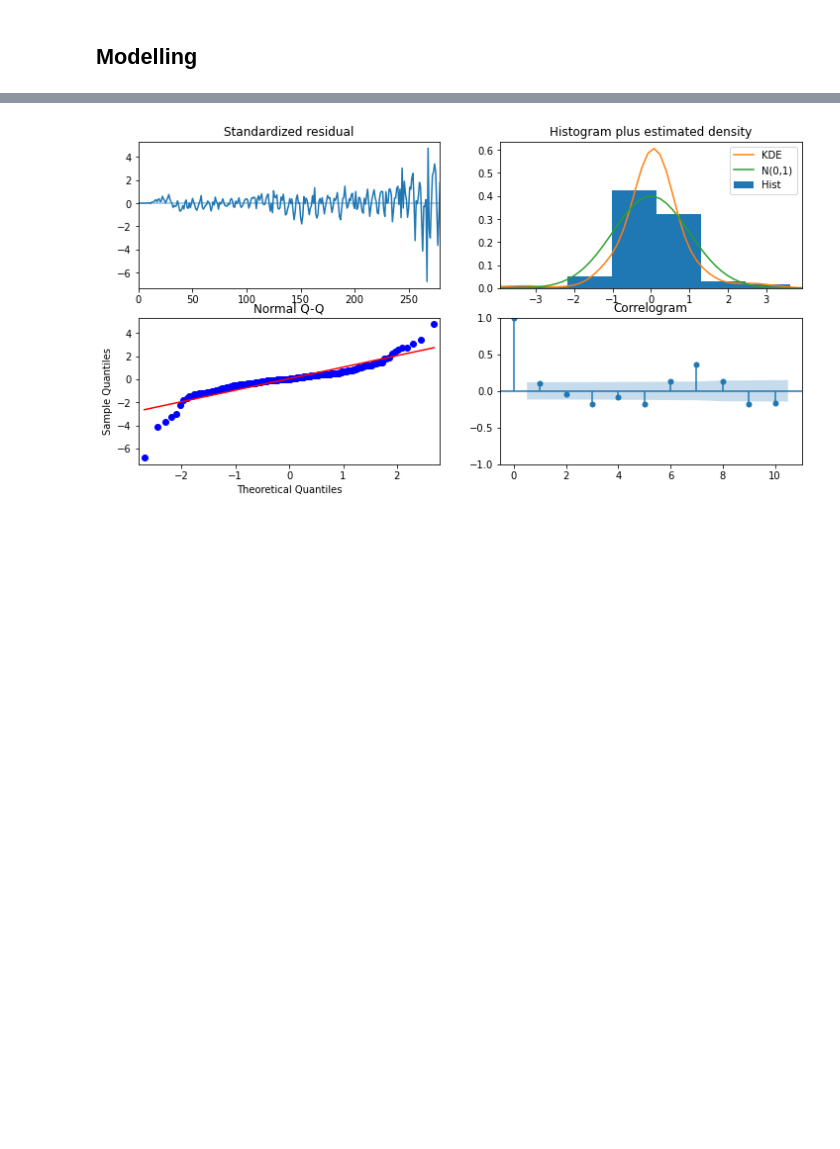
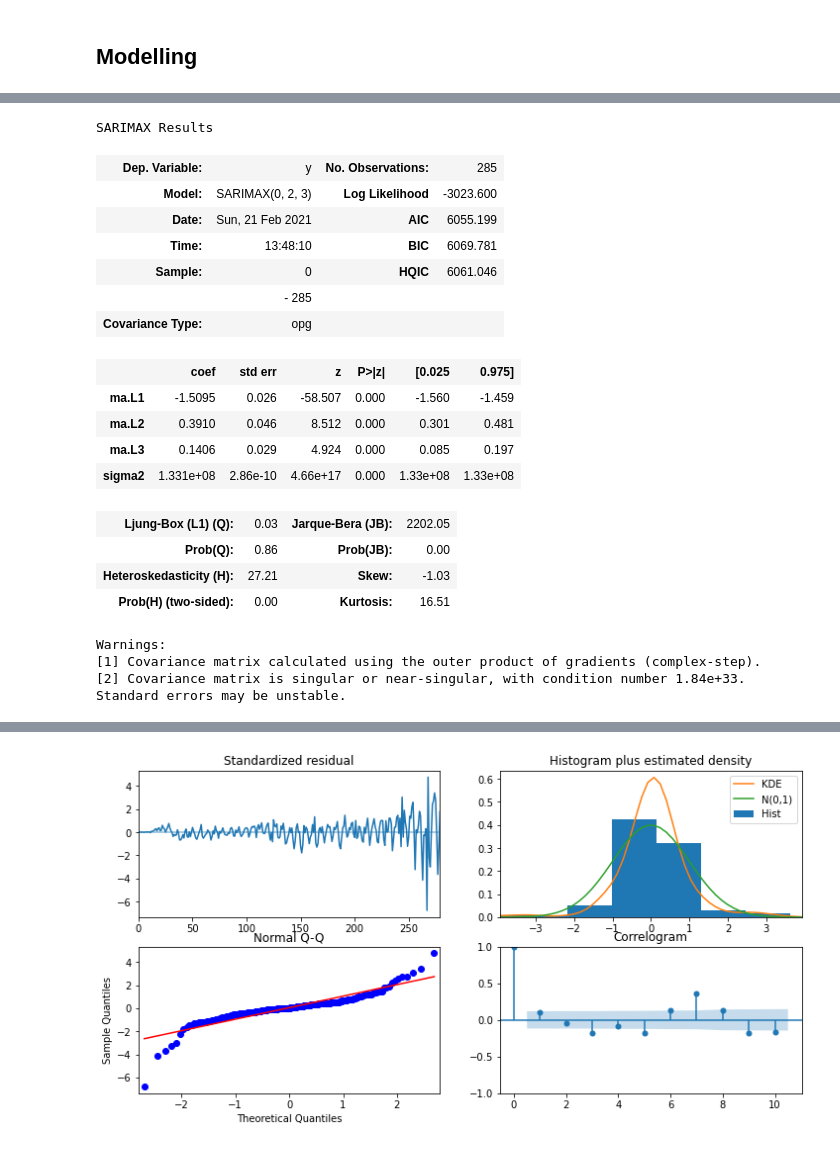
Before and after one commit to sabarishchockalingam2017/covid_forecasting, a Jupyter notebook: notebooks/covid_forecasting.ipynb, the cells around one changed output, grey strips where cells are left out. Drawn from its saved outputs; the diff is of its cells as text; code cells hidden in the pictures; blank space fills up the shorter version.

```diff
--- a/notebooks/covid_forecasting.ipynb
+++ b/notebooks/covid_forecasting.ipynb
@@ -107,0 +114,23 @@ Total fit time: 1.567 seconds
+# %%
+model.summary()
+# %% [output]
+SARIMAX Results
+| Dep. Variable: | y | No. Observations: | 285 |
+| Model: | SARIMAX(0, 2, 3) | Log Likelihood | -3023.600 |
+| Date: | Sun, 21 Feb 2021 | AIC | 6055.199 |
+| Time: | 13:48:10 | BIC | 6069.781 |
+| Sample: | 0 | HQIC | 6061.046 |
+|  | - 285 |  |  |
+| Covariance Type: | opg |  |  |
+|  | coef | std err | z | P>|z| | [0.025 | 0.975] |
+| ma.L1 | -1.5095 | 0.026 | -58.507 | 0.000 | -1.560 | -1.459 |
+| ma.L2 | 0.3910 | 0.046 | 8.512 | 0.000 | 0.301 | 0.481 |
+| ma.L3 | 0.1406 | 0.029 | 4.924 | 0.000 | 0.085 | 0.197 |
+| sigma2 | 1.331e+08 | 2.86e-10 | 4.66e+17 | 0.000 | 1.33e+08 | 1.33e+08 |
+| Ljung-Box (L1) (Q): | 0.03 | Jarque-Bera (JB): | 2202.05 |
+| Prob(Q): | 0.86 | Prob(JB): | 0.00 |
+| Heteroskedasticity (H): | 27.21 | Skew: | -1.03 |
+| Prob(H) (two-sided): | 0.00 | Kurtosis: | 16.51 |
+Warnings:
+[1] Covariance matrix calculated using the outer product of gradients (complex-step).
+[2] Covariance matrix is singular or near-singular, with condition number 1.84e+33. Standard errors may be unstable.
```
Also changed, not shown: parts of 29 cells of this notebook.
